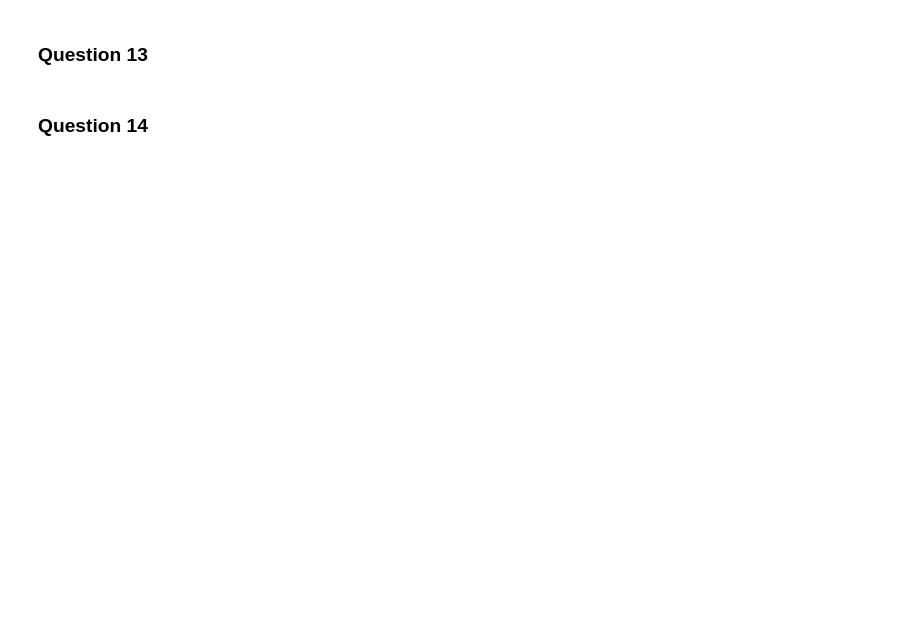
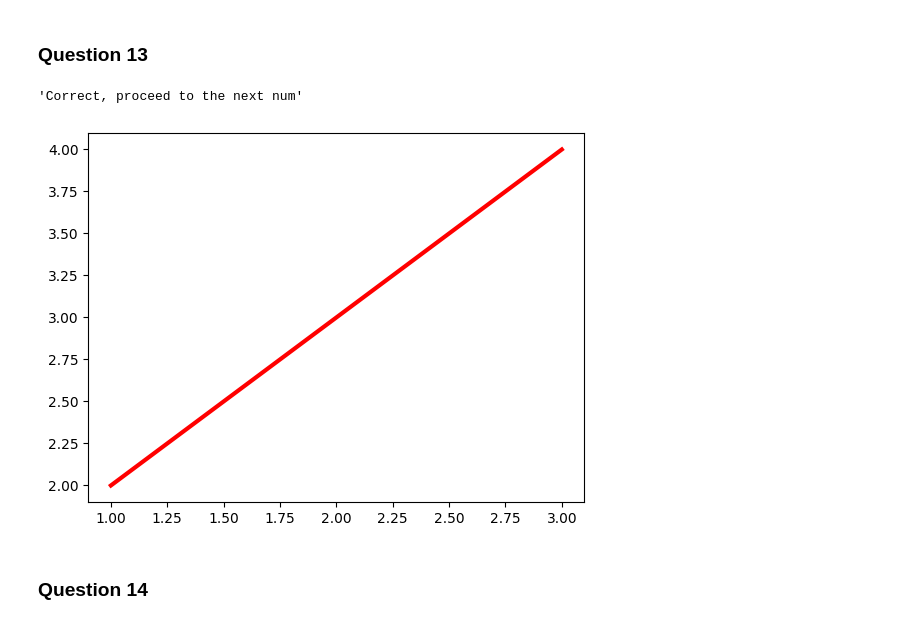
Before and after one commit to sherkaicode/CWTS, a Jupyter notebook: Matplotlib-Exercises.ipynb, the cells around one changed output. Drawn from its saved outputs; the diff is of its cells as text; code cells hidden in the pictures; blank space fills up the shorter version.

```diff
--- a/Matplotlib-Exercises.ipynb
+++ b/Matplotlib-Exercises.ipynb
@@ -197,13 +228,20 @@ checker_ans(answer, num, score)
 # %%
 num = 13
 """
 Plot a line, then change the color of the plot to red and increase its width to 3.
-
 """
 
-answer = ""
+def answer():
+    "Answer here (return nothing just plot). Do not plt.show()"
+    x = [1, 2, 3]
+    y = [2, 3, 4]
+    plt.plot(x, y, color = "red", linewidth = 3)
+
 
 checker_ans(answer, num, score)
+# %% [output]
+'Correct, proceed to the next num'
+[figure, added]
 # %% [markdown]
 ### **Question 14**
 # %%
```
Also changed, not shown: parts of 21 cells of this notebook, 1 other file.
